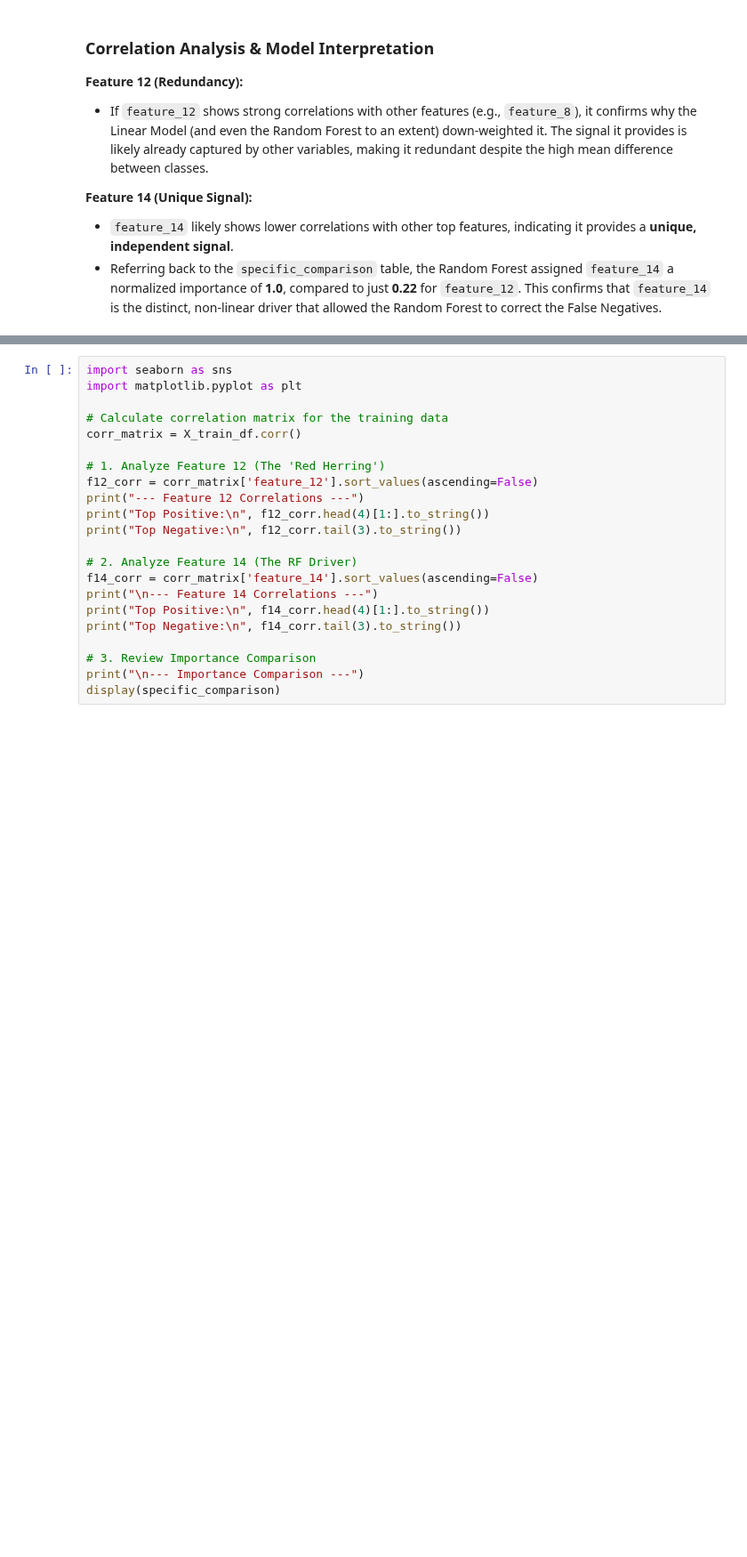
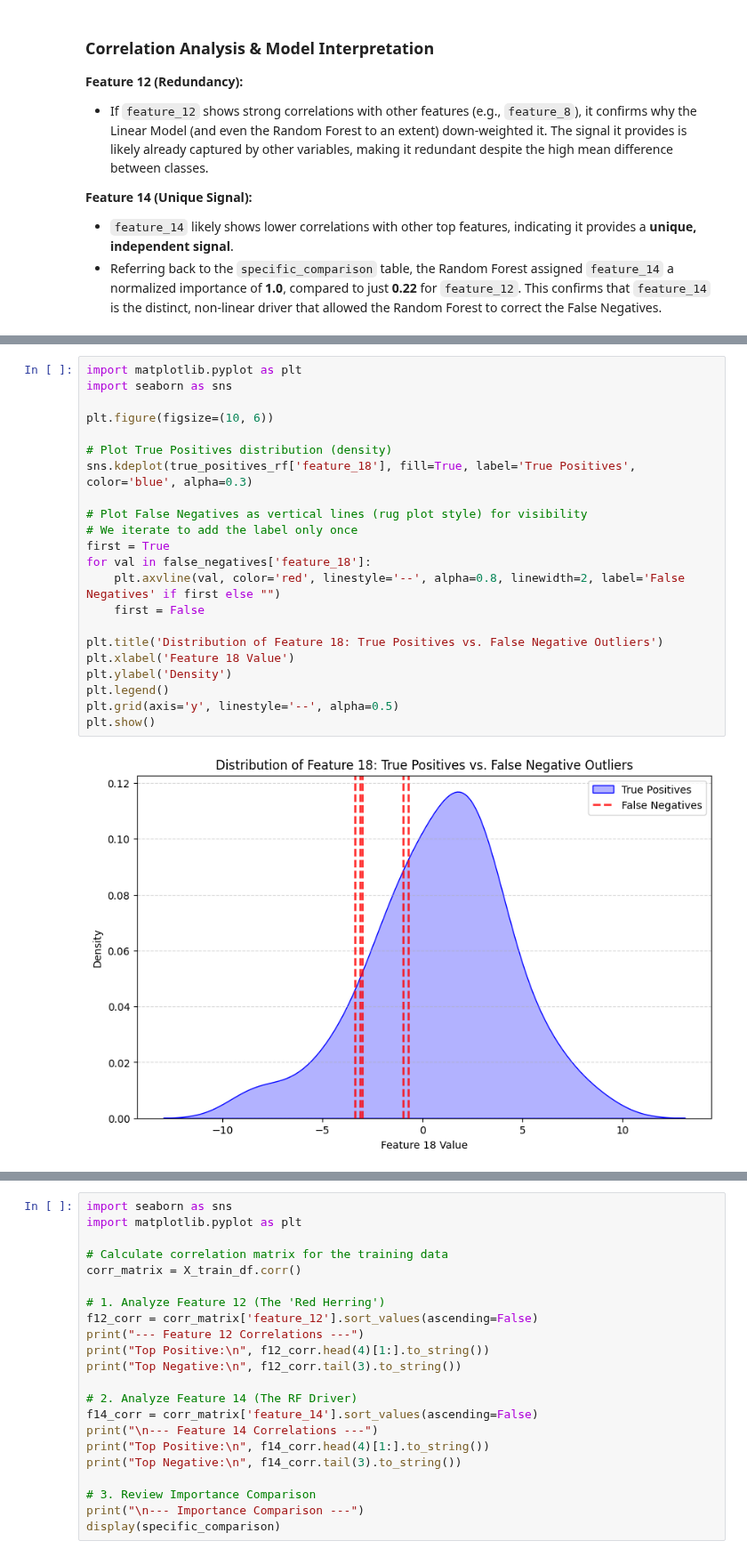
Before and after one commit to 0ai-Cyberviser/Hancock, a Jupyter notebook: Hancock_Universal_Finetune.ipynb, the cells around one changed output, grey strips where cells are left out. Shown at 89% size. Drawn from its saved outputs; the diff is of its cells as text; blank space fills up the shorter version.

```diff
--- a/Hancock_Universal_Finetune.ipynb
+++ b/Hancock_Universal_Finetune.ipynb
@@ -267,0 +357,24 @@ print(f14_corr.tail(5).to_markdown(numalign="left", stralign="left"))
+# %%
+import matplotlib.pyplot as plt
+import seaborn as sns
+
+plt.figure(figsize=(10, 6))
+
+# Plot True Positives distribution (density)
+sns.kdeplot(true_positives_rf['feature_18'], fill=True, label='True Positives', color='blue', alpha=0.3)
+
+# Plot False Negatives as vertical lines (rug plot style) for visibility
+# We iterate to add the label only once
+first = True
+for val in false_negatives['feature_18']:
+    plt.axvline(val, color='red', linestyle='--', alpha=0.8, linewidth=2, label='False Negatives' if first else "")
+    first = False
+
+plt.title('Distribution of Feature 18: True Positives vs. False Negative Outliers')
+plt.xlabel('Feature 18 Value')
+plt.ylabel('Density')
+plt.legend()
+plt.grid(axis='y', linestyle='--', alpha=0.5)
+plt.show()
+# %% [output]
+[figure, added]
```
Also changed, not shown: parts of 27 cells of this notebook.
